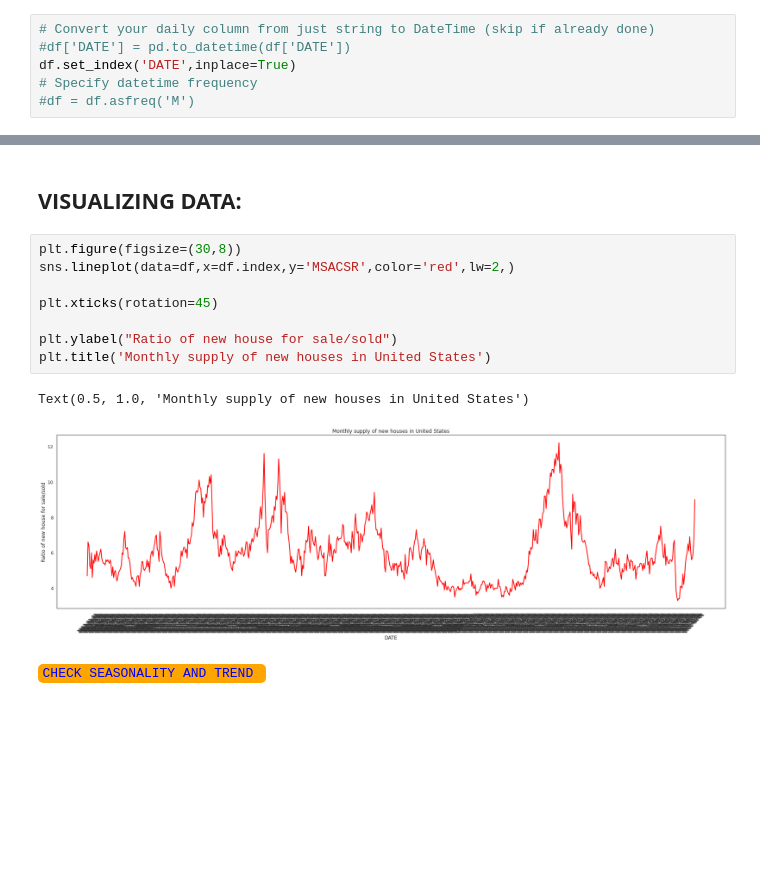
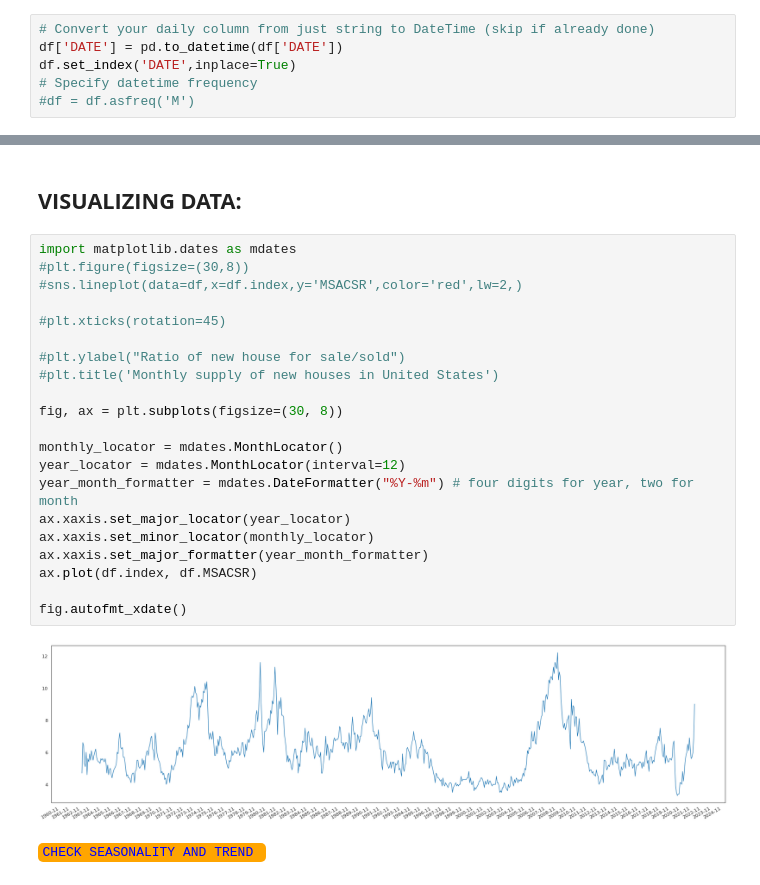
Before and after one commit to Chirag314/Monthly-supply-of-houses-in-US, a Jupyter notebook: Monthly_supply_of_new_house.ipynb, the cells around one changed output, grey strips where cells are left out. Drawn from its saved outputs; the diff is of its cells as text; blank space fills up the shorter version.

```diff
--- a/Monthly_supply_of_new_house.ipynb
+++ b/Monthly_supply_of_new_house.ipynb
@@ -65,7 +65,7 @@ df.head()
 | 4 | 1963-05-01 | 5.1000 |
 # %%
 # Convert your daily column from just string to DateTime (skip if already done)
-#df['DATE'] = pd.to_datetime(df['DATE'])
+df['DATE'] = pd.to_datetime(df['DATE'])
 df.set_index('DATE',inplace=True)
 # Specify datetime frequency
 #df = df.asfreq('M')
@@ -98,16 +98,28 @@ There are 711 NaN values.
 # %% [markdown]
 ## **VISUALIZING DATA:**
 # %%
-plt.figure(figsize=(30,8))
-sns.lineplot(data=df,x=df.index,y='MSACSR',color='red',lw=2,)
+import matplotlib.dates as mdates
+#plt.figure(figsize=(30,8))
+#sns.lineplot(data=df,x=df.index,y='MSACSR',color='red',lw=2,)
 
-plt.xticks(rotation=45)
+#plt.xticks(rotation=45)
 
-plt.ylabel("Ratio of new house for sale/sold")
-plt.title('Monthly supply of new houses in United States')
+#plt.ylabel("Ratio of new house for sale/sold")
+#plt.title('Monthly supply of new houses in United States')
+
+fig, ax = plt.subplots(figsize=(30, 8))
+
+monthly_locator = mdates.MonthLocator()
+year_locator = mdates.MonthLocator(interval=12)
+year_month_formatter = mdates.DateFormatter("%Y-%m") # four digits for year, two for month
+ax.xaxis.set_major_locator(year_locator)
+ax.xaxis.set_minor_locator(monthly_locator)
+ax.xaxis.set_major_formatter(year_month_formatter)
+ax.plot(df.index, df.MSACSR)
+
+fig.autofmt_xdate()
 # %% [output]
-Text(0.5, 1.0, 'Monthly supply of new houses in United States')
-[figure, old version]
+[figure, new version]
 # %% [markdown]
 <code style="background:ORANGE;color:BLUE">CHECK SEASONALITY AND TREND </code>
 # %%
```
Also changed, not shown: parts of 10 cells of this notebook.
